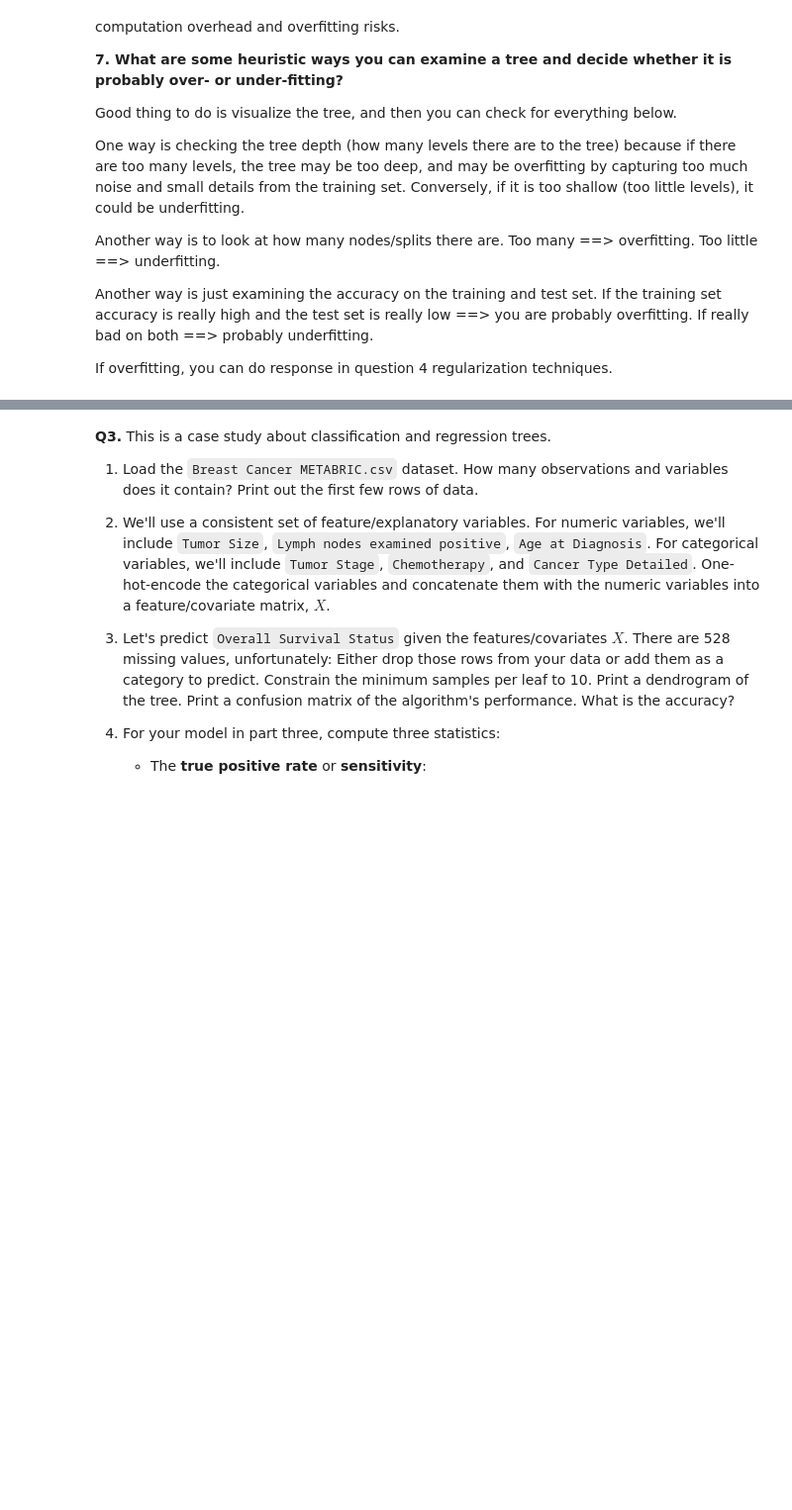
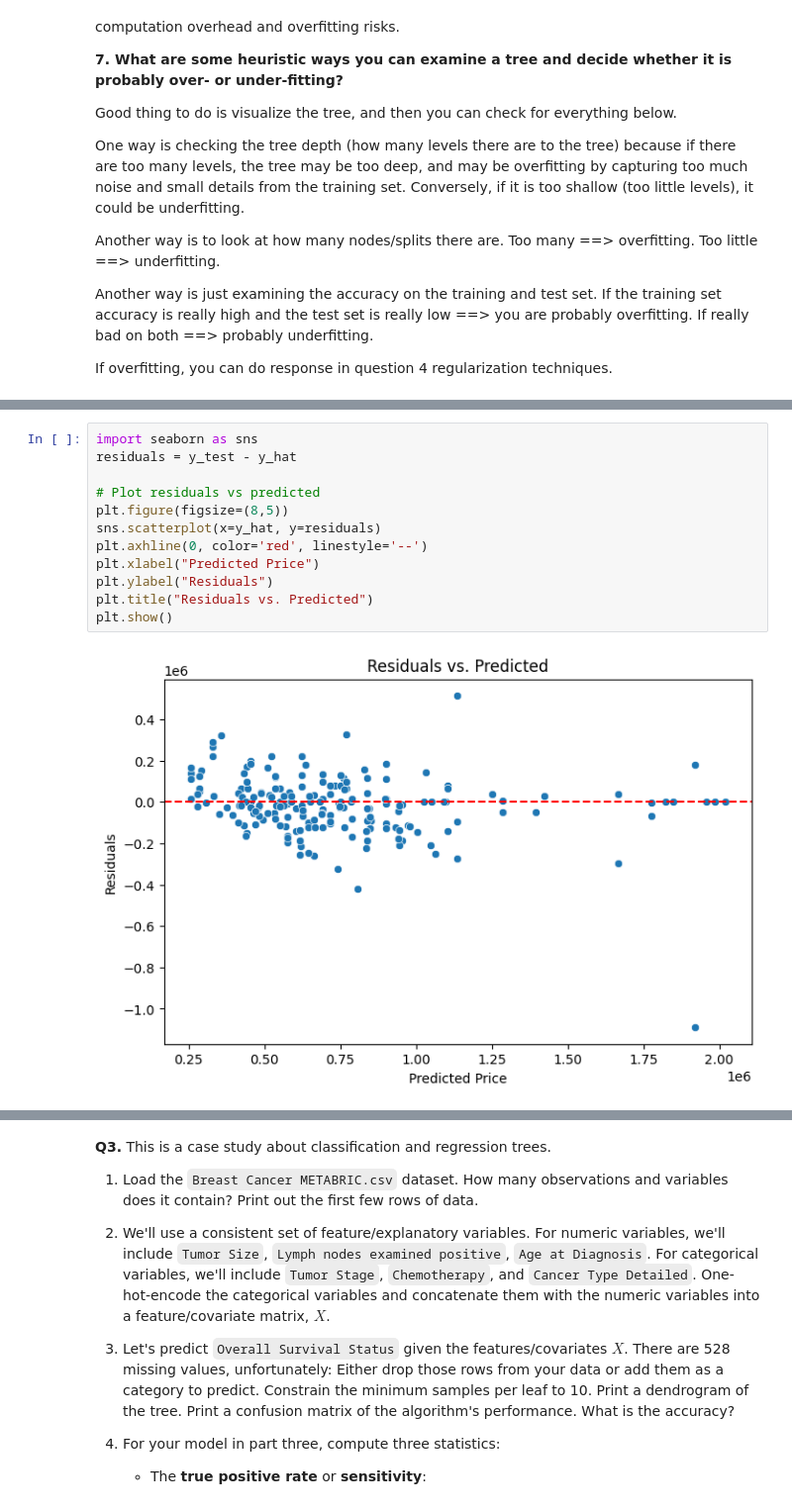
Before and after one commit to isaactabor21/trees, a Jupyter notebook: assignment/assignment.ipynb, the cells around one changed output, grey strips where cells are left out. Shown at 99% size. Drawn from its saved outputs; the diff is of its cells as text; blank space fills up the shorter version.

```diff
--- a/assignment/assignment.ipynb
+++ b/assignment/assignment.ipynb
@@ -67,0 +220,14 @@ If overfitting, you can do response in question 4 regularization techniques.
+# %%
+import seaborn as sns
+residuals = y_test - y_hat
+
+# Plot residuals vs predicted
+plt.figure(figsize=(8,5))
+sns.scatterplot(x=y_hat, y=residuals)
+plt.axhline(0, color='red', linestyle='--')
+plt.xlabel("Predicted Price")
+plt.ylabel("Residuals")
+plt.title("Residuals vs. Predicted")
+plt.show()
+# %% [output]
+[figure, added]
```
Also changed, not shown: parts of 29 cells of this notebook.
